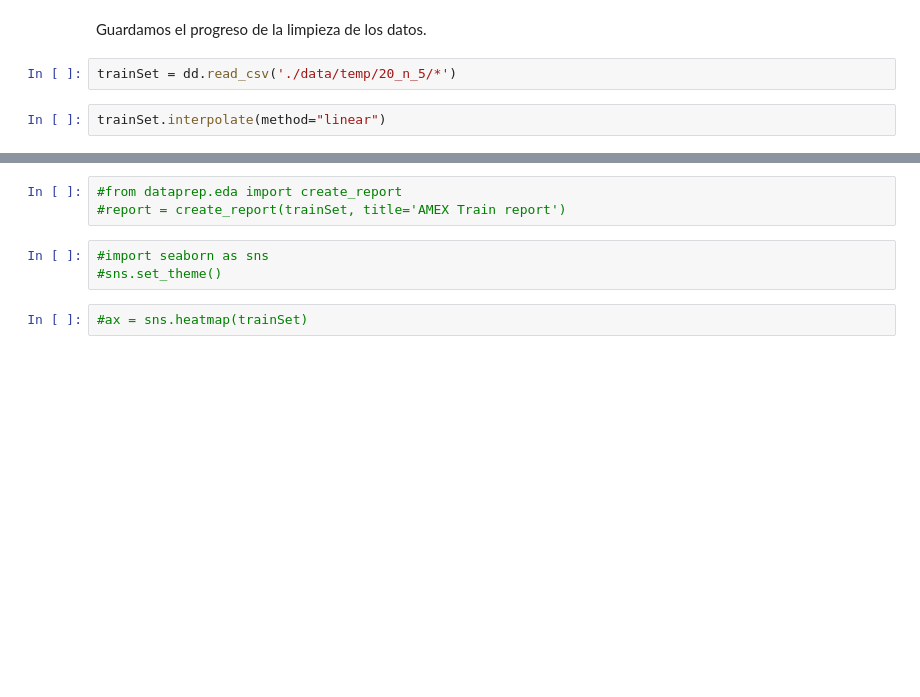
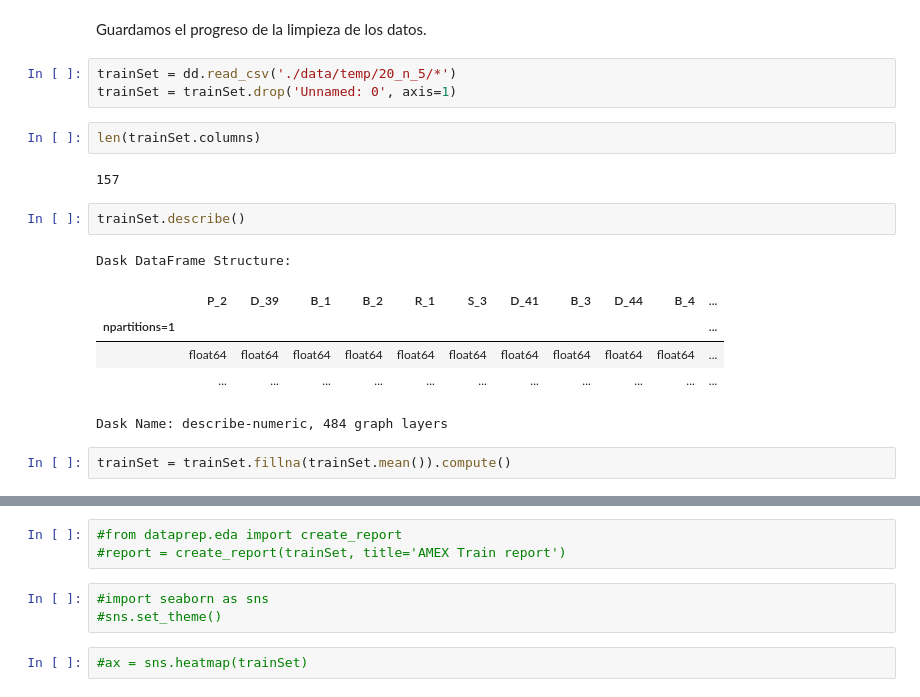
Before and after one commit to new-superuser-alt9193/IA_Avanzada, a Jupyter notebook: wrangling_train_data.ipynb, the cells around one changed output, grey strips where cells are left out. Drawn from its saved outputs; the diff is of its cells as text; blank space fills up the shorter version.

```diff
--- a/wrangling_train_data.ipynb
+++ b/wrangling_train_data.ipynb
@@ -190,5 +238,19 @@ KeyboardInterrupt:
 Guardamos el progreso de la limpieza de los datos.
 # %%
 trainSet = dd.read_csv('./data/temp/20_n_5/*')
+trainSet = trainSet.drop('Unnamed: 0', axis=1)
-# %%
-trainSet.interpolate(method="linear")
+# %%
+len(trainSet.columns)
+# %% [output]
+157
+# %%
+trainSet.describe()
+# %% [output]
+Dask DataFrame Structure:
+|  | P_2 | D_39 | B_1 | B_2 | R_1 | S_3 | D_41 | B_3 | D_44 | B_4 | ... |
+| npartitions=1 |  |  |  |  |  |  |  |  |  |  | ... |
+|  | float64 | float64 | float64 | float64 | float64 | float64 | float64 | float64 | float64 | float64 | ... |
+|  | ... | ... | ... | ... | ... | ... | ... | ... | ... | ... | ... |
+Dask Name: describe-numeric, 484 graph layers
+# %%
+trainSet = trainSet.fillna(trainSet.mean()).compute()
```
Also changed, not shown: parts of 20 cells of this notebook.
